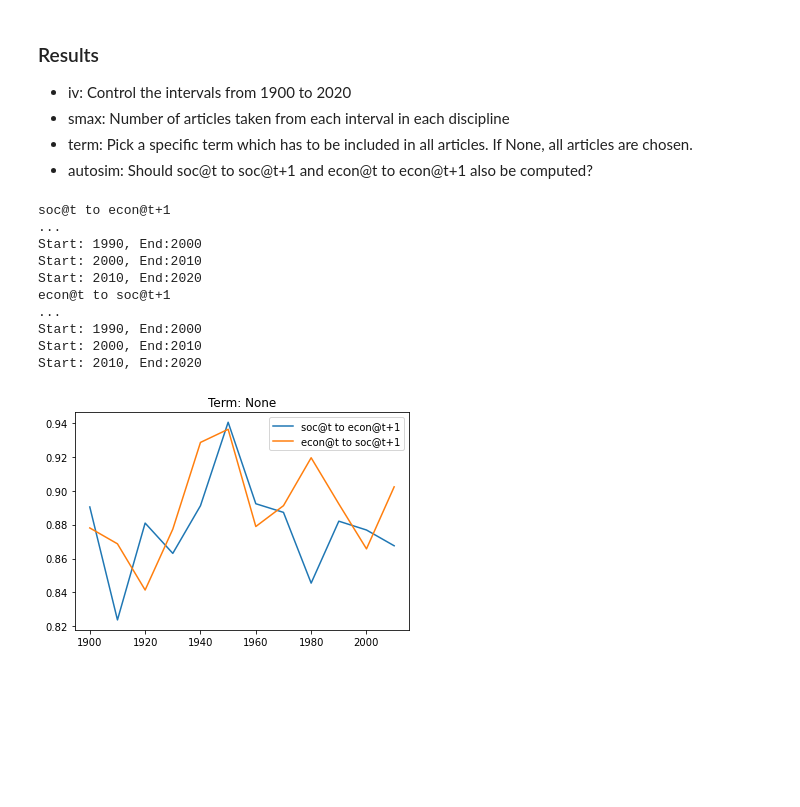
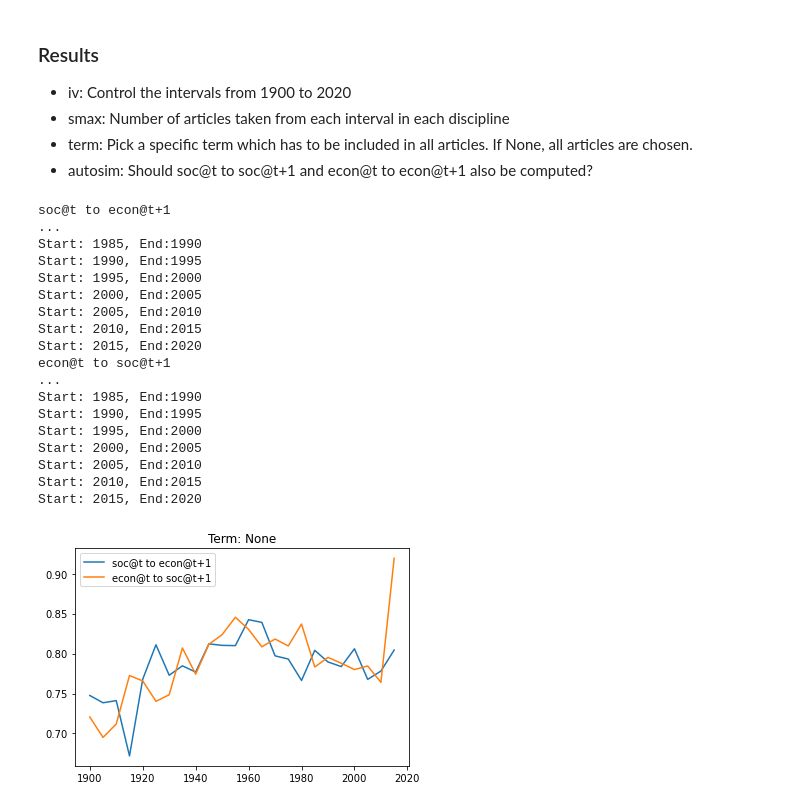
Before and after one commit to amcgail/kk-jstor-sociology, a Jupyter notebook: programming/wordmover distance/wos - wmd.ipynb, the cells around one changed output. Saved outputs shown, nothing was run; the diff lists cells and outputs as text; code cells hidden in the pictures; blank space fills up the shorter version.

```diff
--- a/programming/wordmover distance/wos - wmd.ipynb
+++ b/programming/wordmover distance/wos - wmd.ipynb
@@ -134,16 +134,24 @@ def plotWMD(iv=1, smax=100, term=None, autosim=False):
 - term: Pick a specific term which has to be included in all articles. If None, all articles are chosen.
 - autosim: Should soc@t to soc@t+1 and econ@t to econ@t+1 also be computed?
 # %%
-plotWMD(iv=10, smax=100, autosim=False)
+plotWMD(iv=5, smax=200, autosim=False)
 # %% [output]
 soc@t to econ@t+1
 ...
-Start: 1990, End:2000
-Start: 2000, End:2010
-Start: 2010, End:2020
+Start: 1985, End:1990
+Start: 1990, End:1995
+Start: 1995, End:2000
+Start: 2000, End:2005
+Start: 2005, End:2010
+Start: 2010, End:2015
+Start: 2015, End:2020
 econ@t to soc@t+1
 ...
-Start: 1990, End:2000
-Start: 2000, End:2010
-Start: 2010, End:2020
+Start: 1985, End:1990
+Start: 1990, End:1995
+Start: 1995, End:2000
+Start: 2000, End:2005
+Start: 2005, End:2010
+Start: 2010, End:2015
+Start: 2015, End:2020
-[figure, old version]
+[figure, new version]
```
Also changed, not shown: parts of 1 cell of this notebook, 5 other files.
